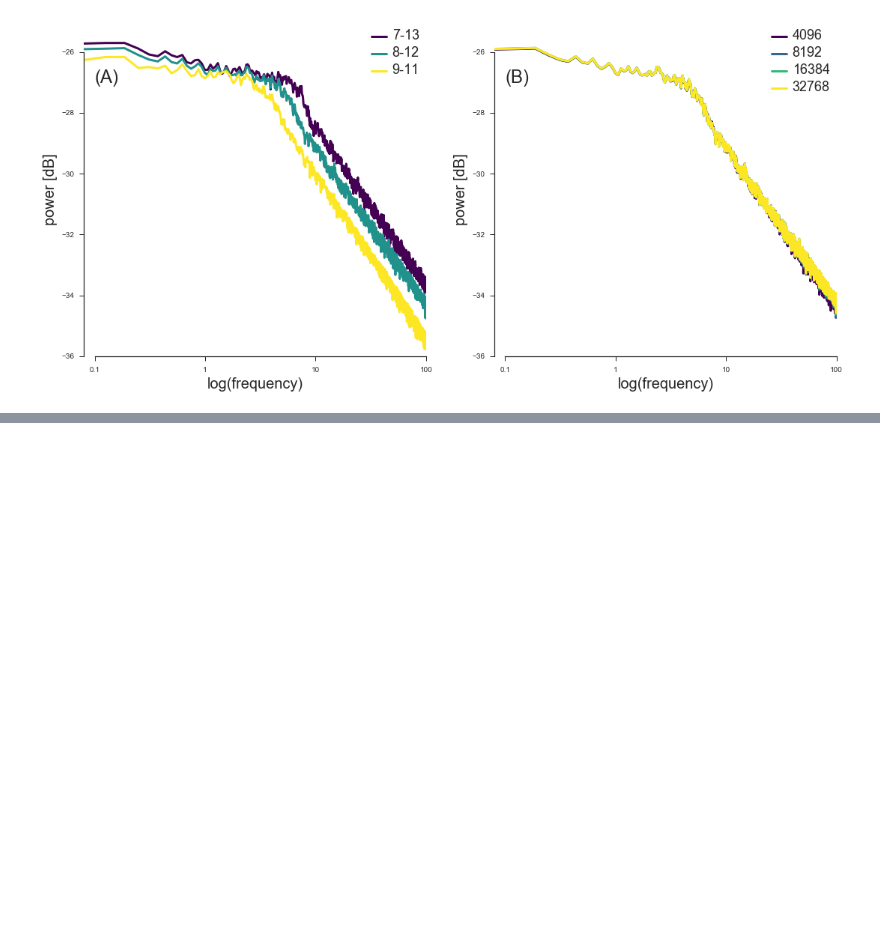
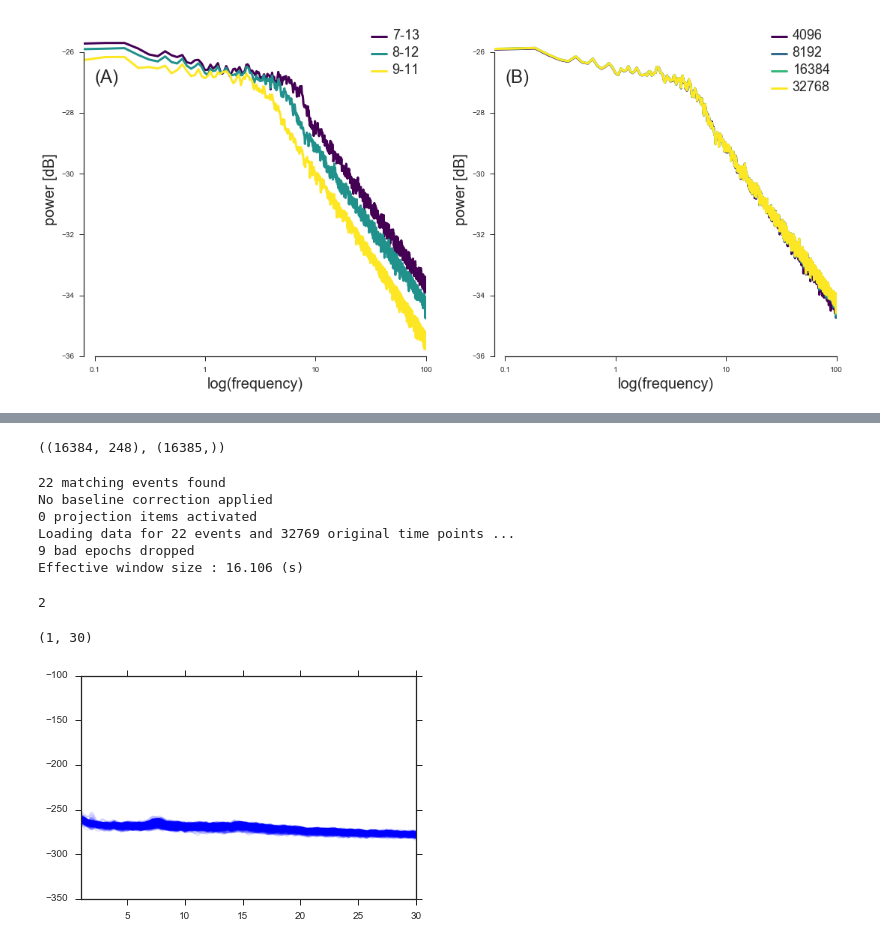
Before and after one commit to neurospin/meg_study_dynamic_scales, a Jupyter notebook: scripts/paper_check_powerlaw_fit.ipynb, the cells around one changed output, grey strips where cells are left out. Saved outputs shown, nothing was run; the diff lists cells and outputs as text; code cells hidden in the pictures; blank space fills up the shorter version.

```diff
--- a/scripts/paper_check_powerlaw_fit.ipynb
+++ b/scripts/paper_check_powerlaw_fit.ipynb
@@ -625,0 +657,49 @@ raw.filter?
+# %%
+(smoothed_data_gauss.T.shape, freqs.shape)
+# %% [output]
+((16384, 248), (16385,))
+# %%
+n_fft = 2 ** 15
+duration = n_fft * (1. / raw.info['sfreq'])
+events = mne.make_fixed_length_events(raw, 42, duration=duration)
+epochs = mne.Epochs(raw, events=events, event_id=42, tmin=0,
+                    tmax=duration, baseline=None, preload=True)
+
+psd_epochs, freqs = mne.time_frequency.psd_welch(epochs, n_fft=n_fft, n_overlap=0)
+# psd = 10 * np.diff(np.log10(psd_epochs.mean(0)), 1, axis=-1)
+# psd = 10 * np.diff(psd_epochs.mean(0), 1, axis=-1)
+# psd = 10 * np.log10(psd_epochs.mean(0))
+# gauss_kernel = Gaussian1DKernel(np.sum(freqs < 1))  # 0.5 Hz bandwidth
+
+# smoothed_data_gauss = np.array([convolve(pp, gauss_kernel) for pp in psd])
+# smoothed_data_gauss = convolve(psd[100], gauss_kernel)
+# plt.plot(np.log10(freqs[1:]), psd.T, color='red')
+# plt.plot(np.log10(freqs[1:],
+#          smoothed_data_gauss.T, color='blue', alpha=0.01)
+# plt.xlim(*np.log10([1, 50]))
+# plt.xticks(np.log10([0.1, 1, 10]), [0.1, 1, 10])
+# %% [output]
+22 matching events found
+No baseline correction applied
+0 projection items activated
+Loading data for 22 events and 32769 original time points ...
+9 bad epochs dropped
+Effective window size : 16.106 (s)
+# %%
+psd = 10 * np.log10(psd_epochs).mean(0)
+k = np.sum(freqs < 0.1)
+# k = 5
+print(k)
+gauss_kernel = Gaussian1DKernel(k)  # 0.5 Hz bandwidth
+# smoothed_data_gauss = np.array([convolve(pp, gauss_kernel) for pp in np.diff(psd, axis=-1)])
+smoothed_data_gauss = np.array([convolve(pp, gauss_kernel) for pp in psd])
+
+plt.plot(freqs,
+         smoothed_data_gauss.T, color='blue', alpha=.1);
+plt.xlim([1, 30])
+# plt.xlim(*np.log10([1, 100]))
+# plt.xticks(np.log10([0.1, 1, 10, 100]), [0.1, 1, 10, 100])
+# %% [output]
+2
+(1, 30)
+[figure, added]
```
Also changed, not shown: parts of 15 cells of this notebook, 1 other file.
